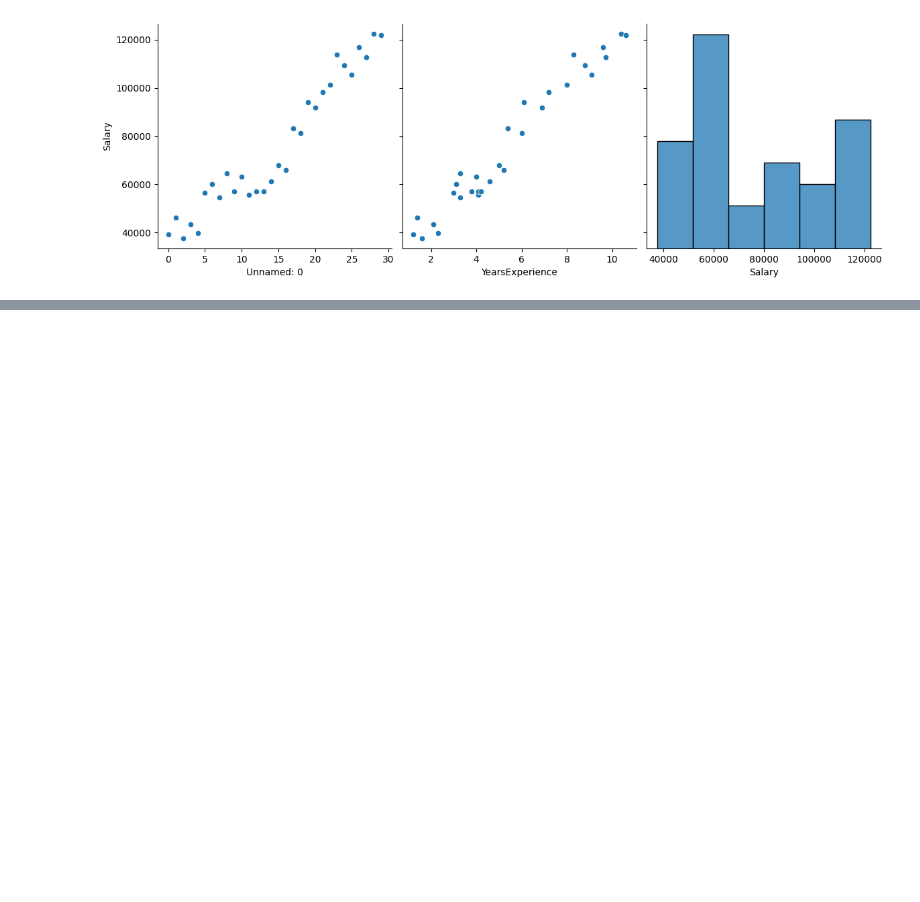
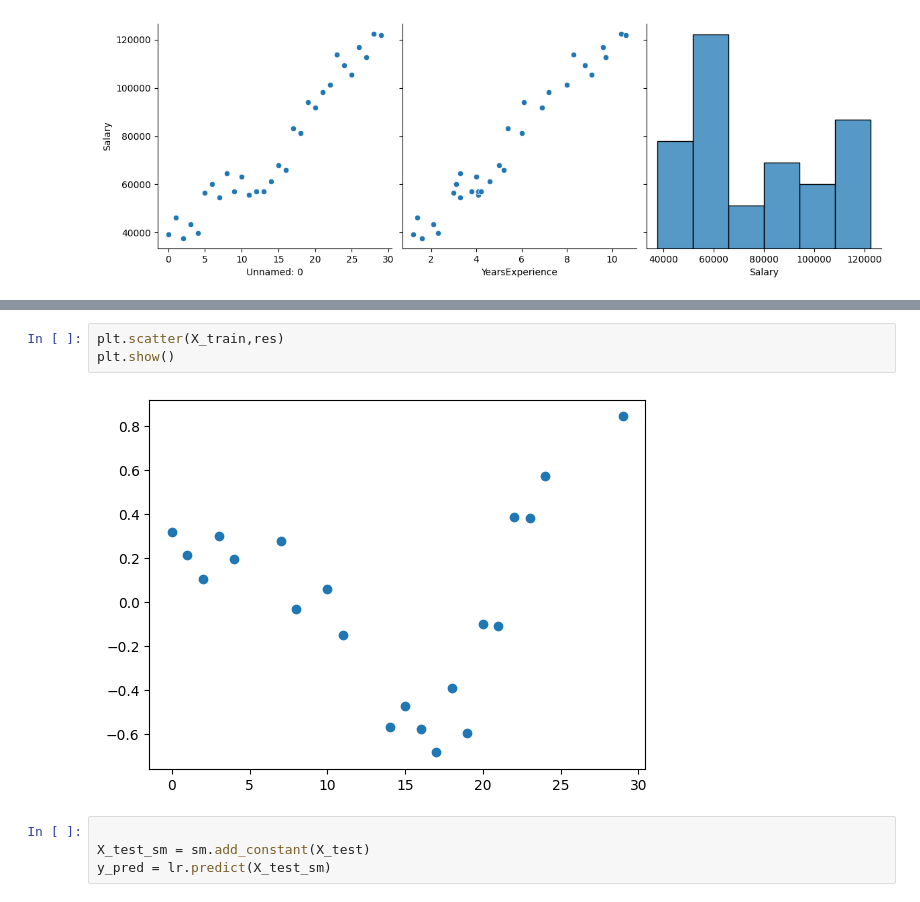
Before and after one commit to 2303a51355/ADM-2025, a Jupyter notebook: week_7.ipynb, the cells around one changed output, grey strips where cells are left out. Drawn from its saved outputs; the diff is of its cells as text; blank space fills up the shorter version.

```diff
--- a/week_7.ipynb
+++ b/week_7.ipynb
@@ -459,0 +540,9 @@ plt.show()
+# %%
+plt.scatter(X_train,res)
+plt.show()
+# %% [output]
+[figure, added]
+# %%
+
+X_test_sm = sm.add_constant(X_test)
+y_pred = lr.predict(X_test_sm)
```
Also changed, not shown: parts of 17 cells of this notebook.
